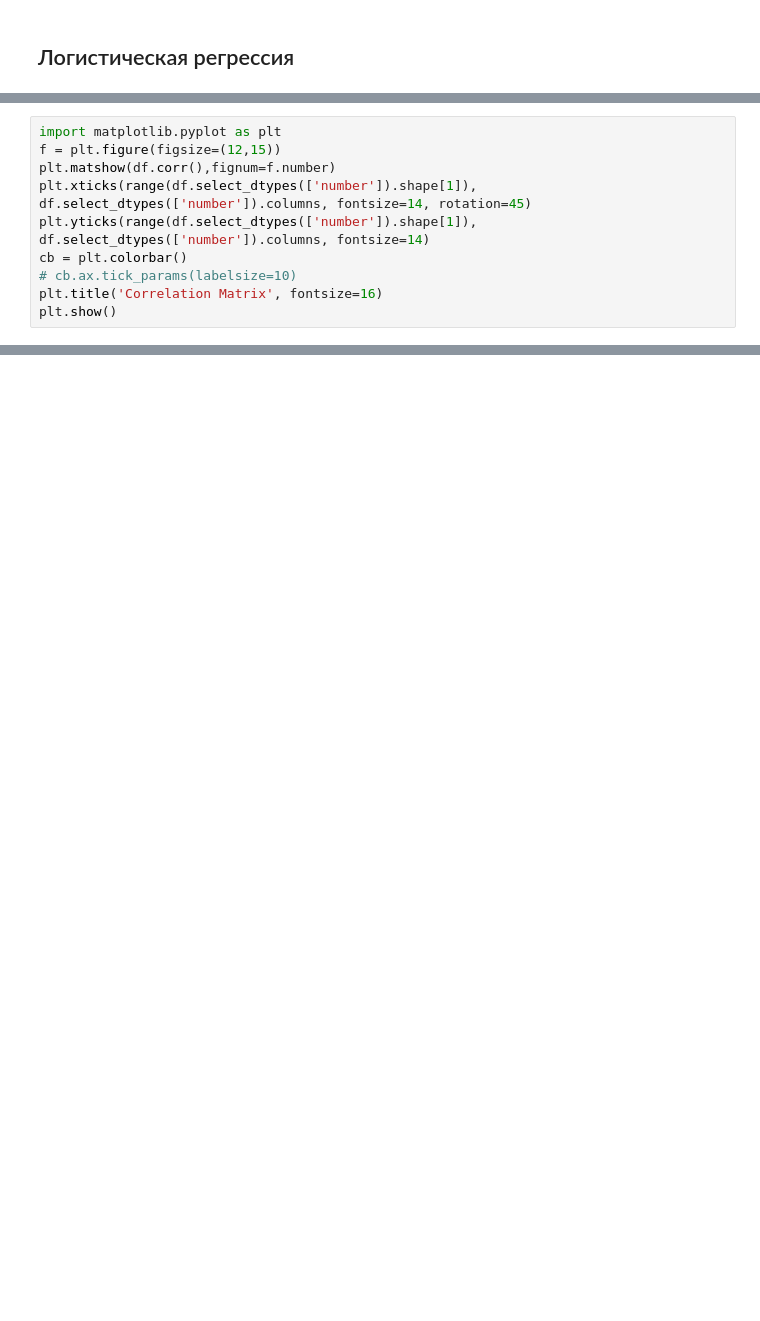
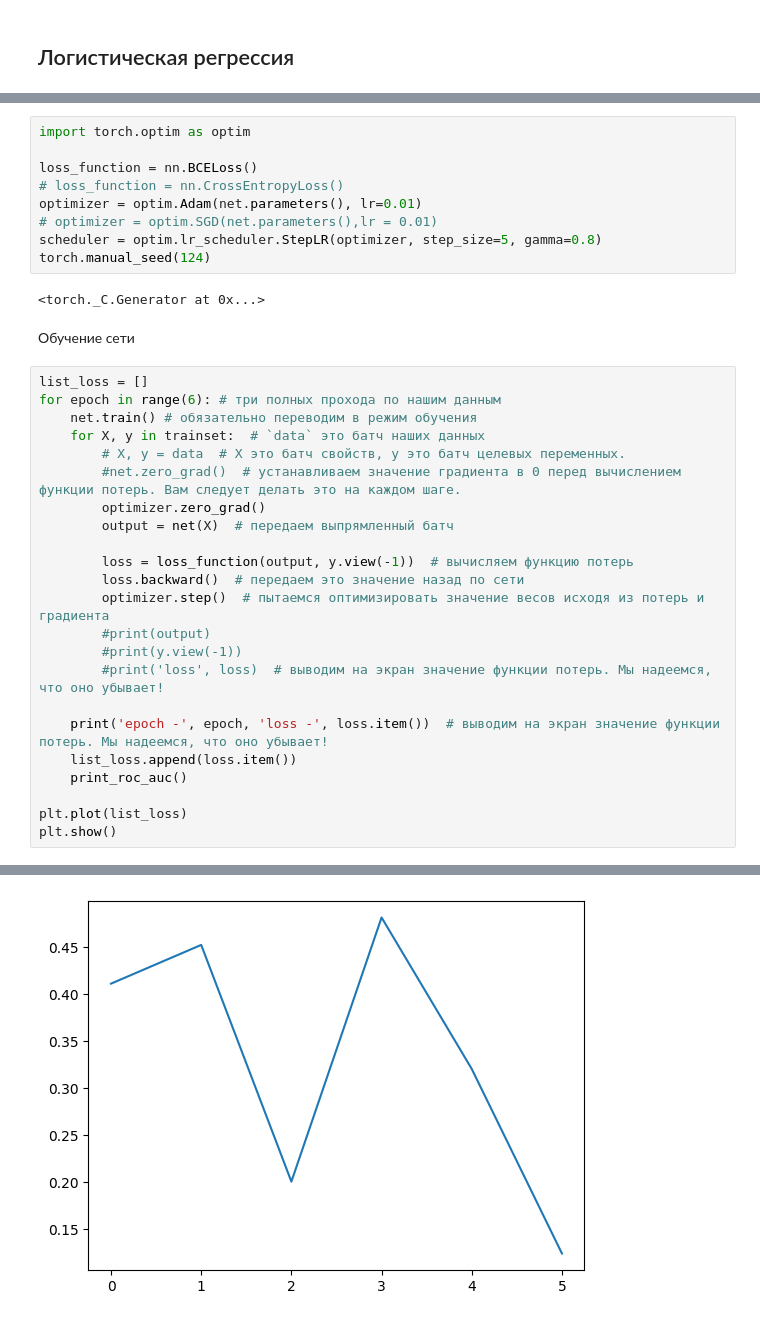
Before and after one commit to DorofeevAlexandr/ALLCUPS_B_Binary_classification, a Jupyter notebook: my_binary_classification.ipynb, the cells around one changed output, grey strips where cells are left out. Cells and saved outputs as stored; diff of their text form; blank space fills up the shorter version.

```diff
--- a/my_binary_classification.ipynb
+++ b/my_binary_classification.ipynb
@@ -113,10 +103,0 @@ df.head()
-# %%
-import matplotlib.pyplot as plt
-f = plt.figure(figsize=(12,15))
-plt.matshow(df.corr(),fignum=f.number)
-plt.xticks(range(df.select_dtypes(['number']).shape[1]), df.select_dtypes(['number']).columns, fontsize=14, rotation=45)
-plt.yticks(range(df.select_dtypes(['number']).shape[1]), df.select_dtypes(['number']).columns, fontsize=14)
-cb = plt.colorbar()
-# cb.ax.tick_params(labelsize=10)
-plt.title('Correlation Matrix', fontsize=16)
-plt.show()
@@ -226,0 +353,37 @@ TRAIN: ROC-AUC -- 0.6582344882205149
+# %%
+import torch.optim as optim
+
+loss_function = nn.BCELoss()
+# loss_function = nn.CrossEntropyLoss()
+optimizer = optim.Adam(net.parameters(), lr=0.01)
+# optimizer = optim.SGD(net.parameters(),lr = 0.01)
+scheduler = optim.lr_scheduler.StepLR(optimizer, step_size=5, gamma=0.8)
+torch.manual_seed(124)
+# %% [output]
+<torch._C.Generator at 0x...>
+# %% [markdown]
+Обучение сети
+# %%
+list_loss = []
+for epoch in range(6): # три полных прохода по нашим данным
+    net.train() # обязательно переводим в режим обучения
+    for X, y in trainset:  # `data` это батч наших данных
+        # X, y = data  # X это батч свойств, y это батч целевых переменных.
+        #net.zero_grad()  # устанавливаем значение градиента в 0 перед вычислением функции потерь. Вам следует делать это на каждом шаге.
+        optimizer.zero_grad()
+        output = net(X)  # передаем выпрямленный батч
+
+        loss = loss_function(output, y.view(-1))  # вычисляем функцию потерь
+        loss.backward()  # передаем это значение назад по сети
+        optimizer.step()  # пытаемся оптимизировать значение весов исходя из потерь и градиента
+        #print(output)
+        #print(y.view(-1))
+        #print('loss', loss)  # выводим на экран значение функции потерь. Мы надеемся, что оно убывает!
+
+    print('epoch -', epoch, 'loss -', loss.item())  # выводим на экран значение функции потерь. Мы надеемся, что оно убывает!
+    list_loss.append(loss.item())
+    print_roc_auc()
+
+plt.plot(list_loss)
+plt.show()
+# %% [output]
@@ -226,0 +402 @@ TRAIN: ROC-AUC -- 0.6582344882205149
+[figure, added]
```
Also changed, not shown: parts of 51 cells of this notebook, 1 other file.
